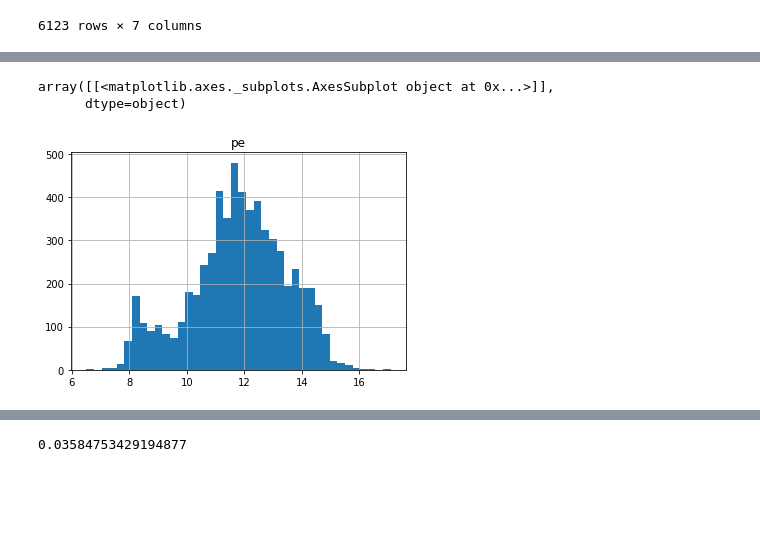
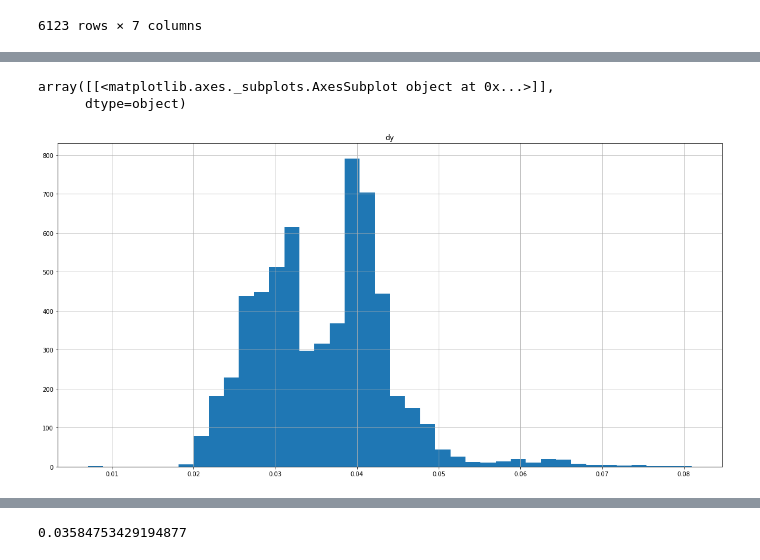
Before and after one commit to ismith1024/Finance-Regression-Analyzer, a Jupyter notebook: bns_evaluation.ipynb, the cells around one changed output, grey strips where cells are left out. Cells and saved outputs as stored; diff of their text form; code cells hidden in the pictures; blank space fills up the shorter version.

```diff
--- a/bns_evaluation.ipynb
+++ b/bns_evaluation.ipynb
@@ -194,6 +197,7 @@ def return_to_date(row):
     return 100 * (ann_gain - 1.0)
 # %%
 df['cap_gain'] = df.apply(return_to_date, axis = 1)
+df['tot_gain'] = df['cap_gain'] + (df['dy'] * 100)
 # %%
 df
 # %% [output]
@@ -239,6 +260,6 @@ df.plot(x = 'date_parsed', y ='avg_200')
 # %%
-df.hist(['pe'], bins=40)
+df.hist(['dy'], bins=40, figsize=(20,10))
 # %% [output]
 array([[<matplotlib.axes._subplots.AxesSubplot object at 0x...>]],
       dtype=object)
-[figure, old version]
+[figure, new version]
```
Also changed, not shown: parts of 13 cells of this notebook, 2 other files.
